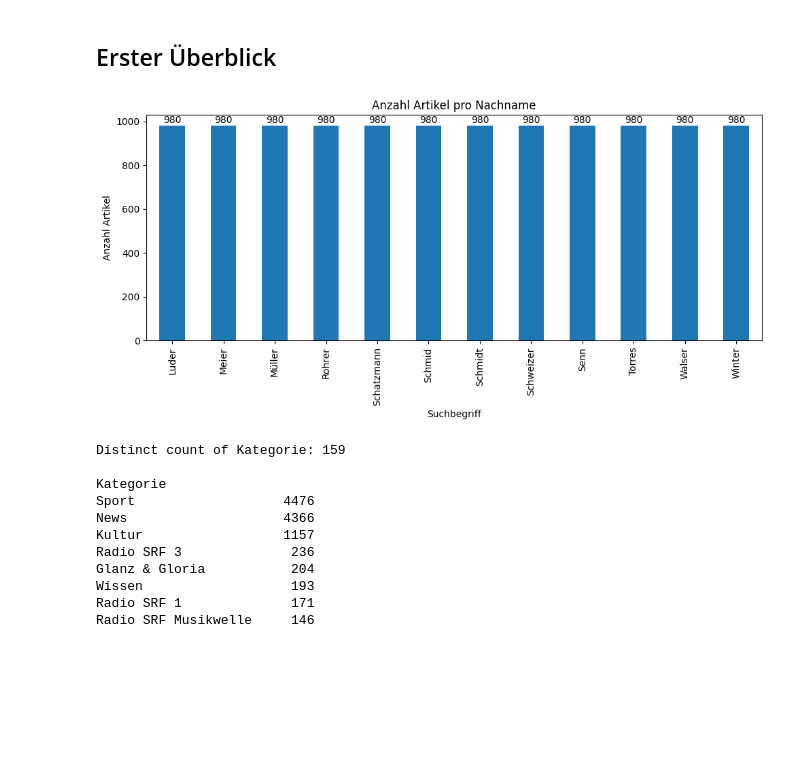
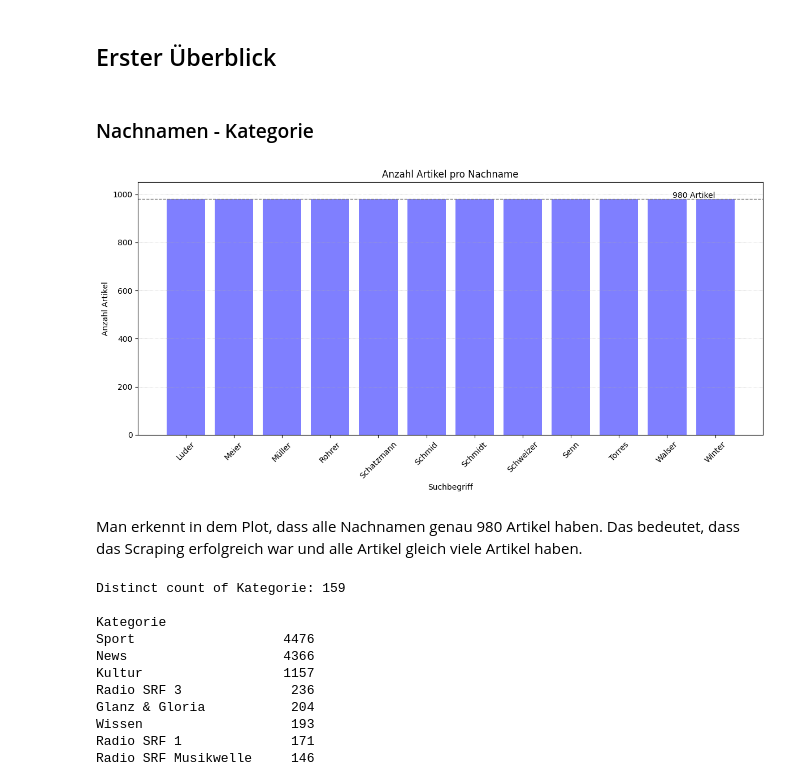
Before and after one commit to Sandra-Senn/wdb_webscraping, a Jupyter notebook: notebook/eda.ipynb, the cells around one changed output. Saved outputs shown, nothing was run; the diff lists cells and outputs as text; code cells hidden in the pictures; blank space fills up the shorter version.

```diff
--- a/notebook/eda.ipynb
+++ b/notebook/eda.ipynb
@@ -35,21 +36,29 @@ data
 11760 rows × 6 columns
 # %% [markdown]
 ## Erster Überblick
+# %% [markdown]
+### Nachnamen - Kategorie
 # %%
 # visueller doppelcheck, dass es pro Nachnamen 980 Artikel gibt
-
-plt.figure(figsize=(10, 5))
-data['Suchbegriff'].value_counts().sort_index().plot(kind='bar')
-# Anzahl der Artikel oberhalb der Balken anzeigen
-for index, value in enumerate(data['Suchbegriff'].value_counts().sort_index()):
-    plt.text(index, value + 5, str(value), ha='center', va='bottom')
+counts = data['Suchbegriff'].value_counts().sort_index()
+plt.figure(figsize=(12, 6))
+bars = plt.bar(counts.index, counts.values, color='blue', alpha=0.5)
+# Einheitliche Y-Achse für visuelle Vergleichbarkeit
+plt.ylim(0, 1050)
+# Horizontale Linie einzeichnen, um Gleichverteilung zu verdeutlichen
+plt.axhline(y=980, color='gray', linestyle='--', linewidth=1)
+plt.text(len(counts) - 1, 985, '980 Artikel', ha='right', color='black')
 plt.xlabel('Suchbegriff')
 plt.ylabel('Anzahl Artikel')
 plt.title('Anzahl Artikel pro Nachname')
+plt.xticks(rotation=45)
+plt.grid(axis='y', linestyle=':', linewidth=0.5)
 plt.tight_layout()
 plt.show()
 # %% [output]
-[figure, old version]
+[figure, new version]
+# %% [markdown]
+Man erkennt in dem Plot, dass alle Nachnamen genau 980 Artikel haben. Das bedeutet, dass das Scraping erfolgreich war und alle Artikel gleich viele Artikel haben.
 # %%
 # Anzahl Artikel je Kategorie über das gesamte df
 info_categories(data, "Kategorie")
```
Also changed, not shown: parts of 23 cells of this notebook, 3 other files.
